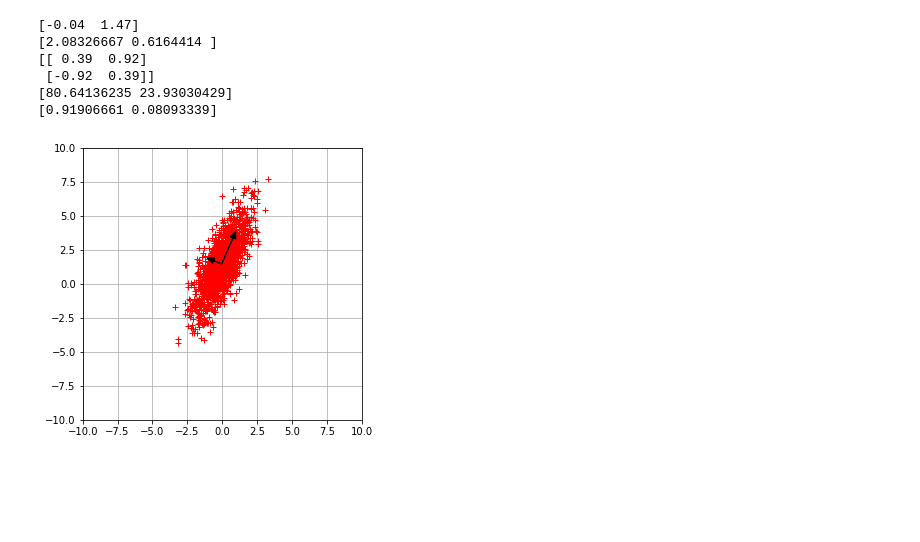
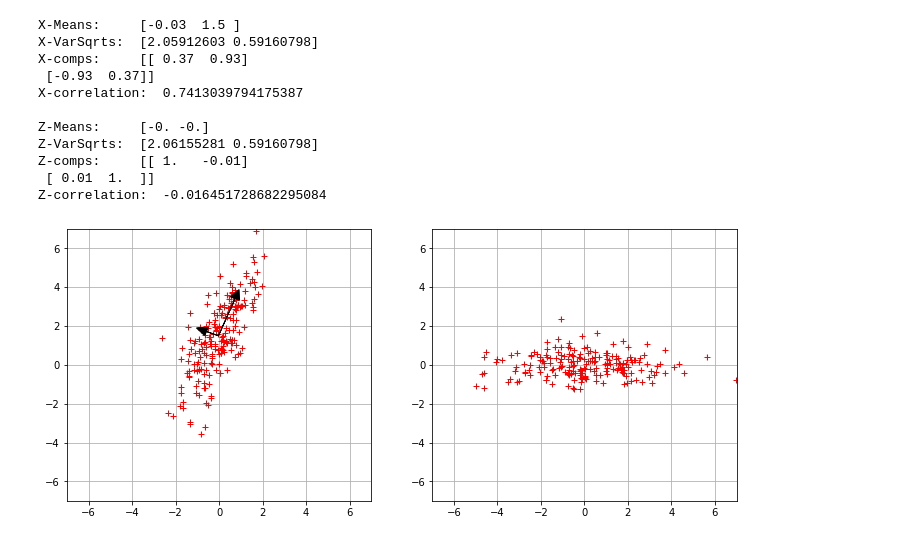
Before and after one commit to cthierfelder/PhysicsInPython, a Jupyter notebook: 17_PCA.ipynb, the cells around one changed output. Saved outputs shown, nothing was run; the diff lists cells and outputs as text; code cells hidden in the pictures; blank space fills up the shorter version.

```diff
--- a/17_PCA.ipynb
+++ b/17_PCA.ipynb
@@ -8,8 +9,6 @@ def genData(means,var1,var2,corr):
     covar12 = corr*var1*var2
     cov  = [[np.square(var1),covar12],[covar12,np.square(var2)]]
 
-    N = 1500
-    L = 10
     np.random.seed(42)
     X = np.random.multivariate_normal(means, cov, N)
 
@@ -19,27 +18,53 @@ def genData(means,var1,var2,corr):
     m    = np.around(pca.mean_,2)
     var  = np.around(pca.explained_variance_,2)
     comp = np.around(pca.components_,2)
-    print(m)
-    print(np.sqrt(var))
-    print(comp)
-    print(pca.singular_values_)
-    print(pca.explained_variance_ratio_)
+
     return X, m, var, comp
 # %%
+N = 200
+L = 7
+
 X, m, var, comp = genData([0,1.5],1,2,0.75)
-plt.figure(figsize=(5,5))
-plt.plot(X.T[0],X.T[1],'r+')
-plt.xlim(-L,L)
-plt.ylim(-L,L)
-plt.grid(True)
-plt.arrow(m[0], m[1], np.sqrt(var[0])*comp[0,0], np.sqrt(var[0])*comp[0,1], head_width=0.45, head_length=0.5, fc='k', ec='k', zorder=2.5)
-plt.arrow(m[0], m[1], np.sqrt(var[1])*comp[1,0], np.sqrt(var[1])*comp[1,1], head_width=0.45, head_length=0.5, fc='k', ec='k', zorder=2.5)
-plt.show()
+print('X-Means:    ',m)
+print('X-VarSqrts: ',np.sqrt(var))
+print('X-comps:    ',comp)
+print('X-correlation: ', scipy.stats.pearsonr(X.T[0],X.T[1])[0])
+
+#principal components
+Z = np.array([np.sum((X-m)*comp[0],axis=1),np.sum((X-m)*comp[1],axis=1)]).T
+
+pca = PCA(n_components=2)
+pca.fit(Z)
+print()
+print('Z-Means:    ',np.around(pca.mean_,2))
+print('Z-VarSqrts: ',np.sqrt(np.around(pca.explained_variance_,2)))
+print('Z-comps:    ',np.around(pca.components_,2))
+print('Z-correlation: ', scipy.stats.pearsonr(Z.T[0],Z.T[1])[0])
+
+
+fig = plt.figure(figsize = (12,5))
+ax1 = plt.subplot(1,2,1)
+ax1.plot(X.T[0],X.T[1],'r+')
+ax1.set_xlim(-L,L)
+ax1.set_ylim(-L,L)
+ax1.grid(True)
+ax1.arrow(m[0], m[1], np.sqrt(var[0])*comp[0,0], np.sqrt(var[0])*comp[0,1], head_width=0.45, head_length=0.5, fc='k', ec='k', zorder=2.5)
+ax1.arrow(m[0], m[1], np.sqrt(var[1])*comp[1,0], np.sqrt(var[1])*comp[1,1], head_width=0.45, head_length=0.5, fc='k', ec='k', zorder=2.5)
+ax2 = plt.subplot(1,2,2)
+ax2.plot(Z.T[0],Z.T[1],'r+')
+ax2.set_xlim(-L,L)
+ax2.set_ylim(-L,L)
+ax2.grid(True)
 # %% [output]
-[-0.04  1.47]
-[2.08326667 0.6164414 ]
-[[ 0.39  0.92]
- [-0.92  0.39]]
-[80.64136235 23.93030429]
-[0.91906661 0.08093339]
+X-Means:     [-0.03  1.5 ]
+X-VarSqrts:  [2.05912603 0.59160798]
+X-comps:     [[ 0.37  0.93]
+ [-0.93  0.37]]
+X-correlation:  0.7413039794175387
+
+Z-Means:     [-0. -0.]
+Z-VarSqrts:  [2.06155281 0.59160798]
+Z-comps:     [[ 1.   -0.01]
+ [ 0.01  1.  ]]
+Z-correlation:  -0.016451728682295084
-[figure, old version]
+[figure, new version]
```
Also changed, not shown: parts of 7 cells of this notebook, 1 other file.
